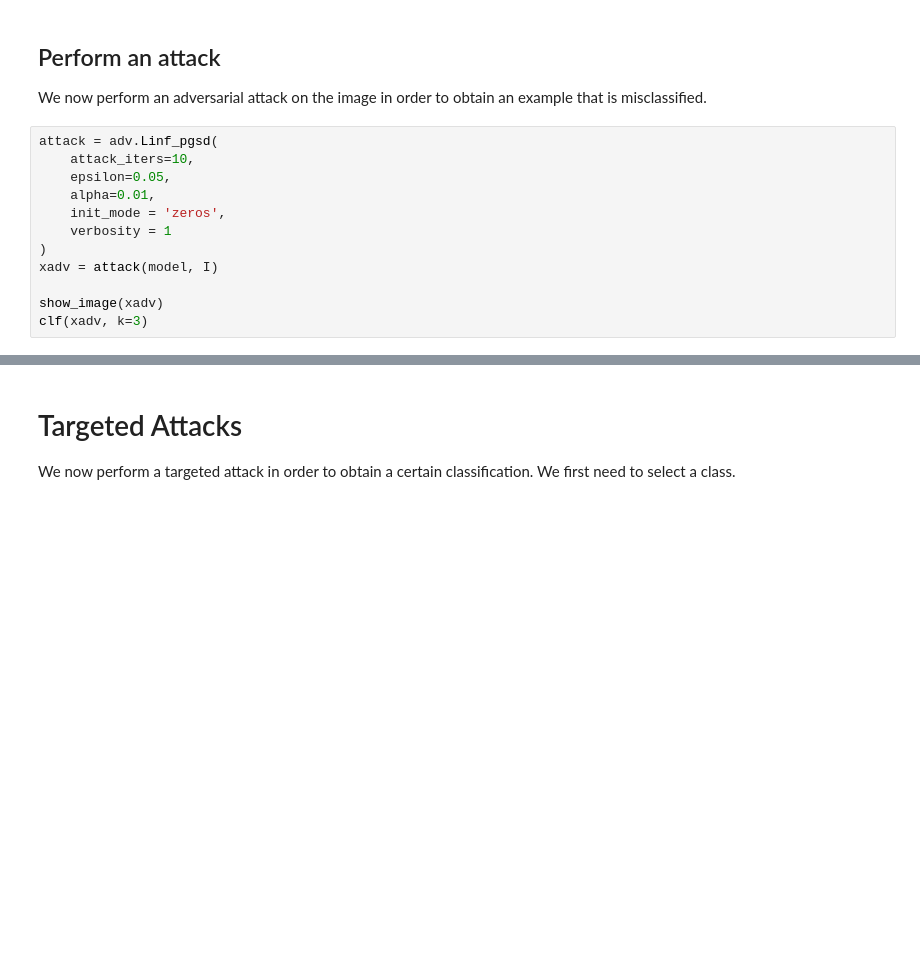
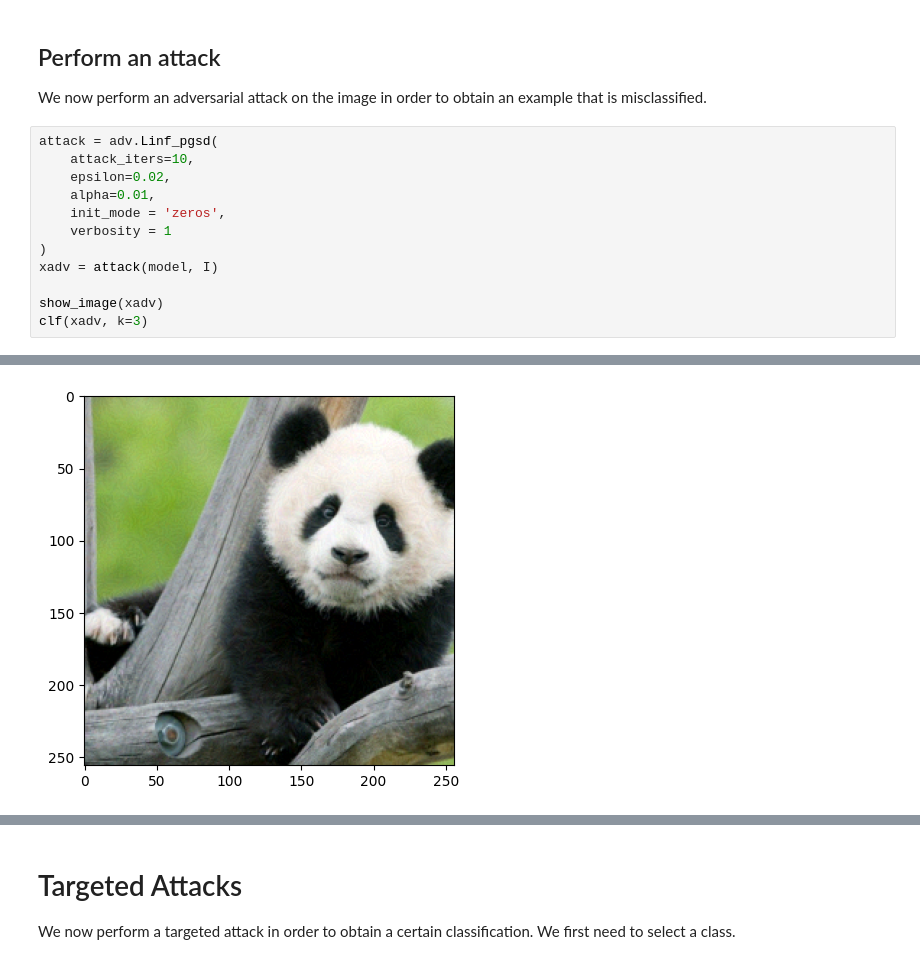
Before and after one commit to TimRoith/SeminarAdversarialRobustness, a Jupyter notebook: Adversarial_Attacks.ipynb, the cells around one changed output, grey strips where cells are left out. Saved outputs shown, nothing was run; the diff lists cells and outputs as text; blank space fills up the shorter version.

```diff
--- a/Adversarial_Attacks.ipynb
+++ b/Adversarial_Attacks.ipynb
@@ -28,7 +38,7 @@ We now perform an adversarial attack on the image in order to obtain an example
 # %%
 attack = adv.Linf_pgsd(
     attack_iters=10,
-    epsilon=0.05,
+    epsilon=0.02,
     alpha=0.01,
     init_mode = 'zeros',
     verbosity = 1
@@ -37,3 +47,4 @@ xadv = attack(model, I)
 
 show_image(xadv)
 clf(xadv, k=3)
+# %% [output]
@@ -40,3 +64,4 @@ clf(xadv, k=3)
+[figure, added]
 # %%
 diff = (I-xadv)
 diff -= diff.min()
```
Also changed, not shown: parts of 7 cells of this notebook, 4 other files.
